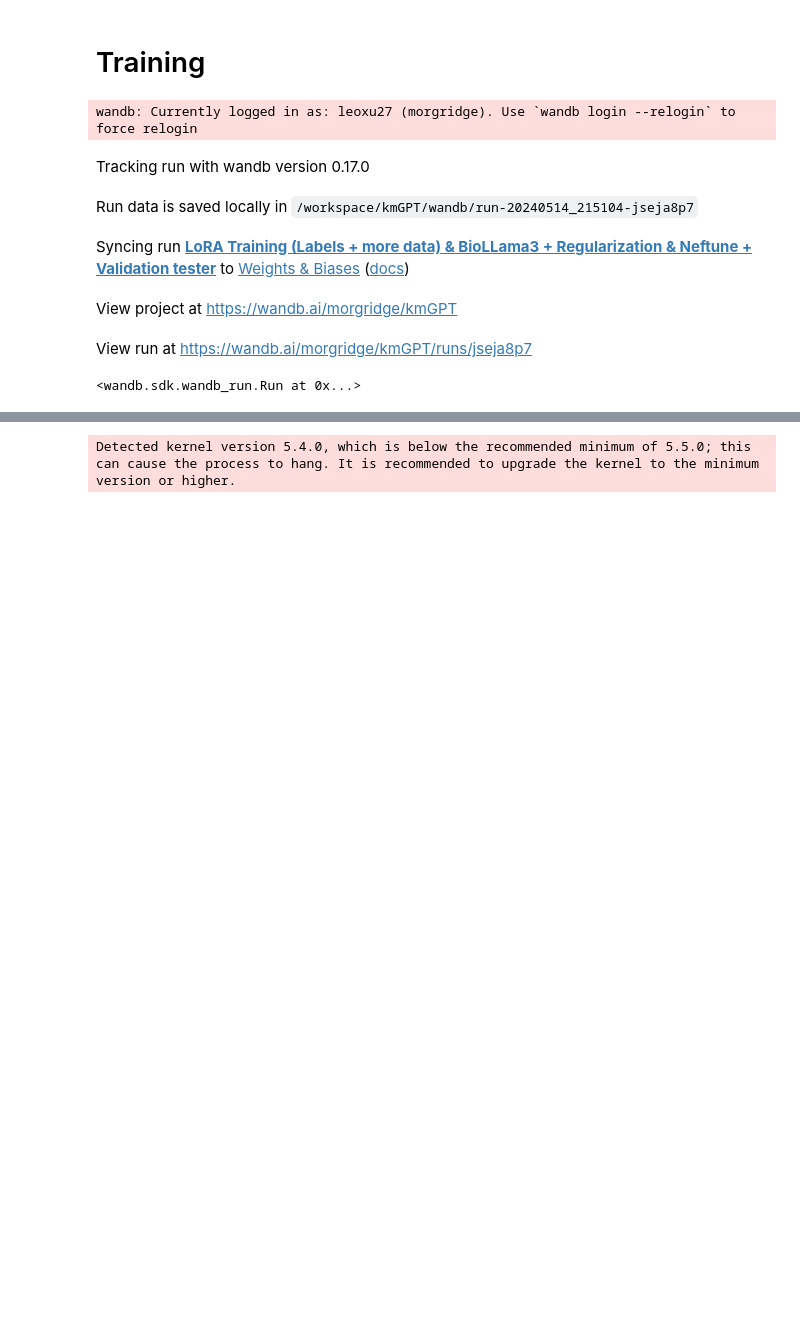
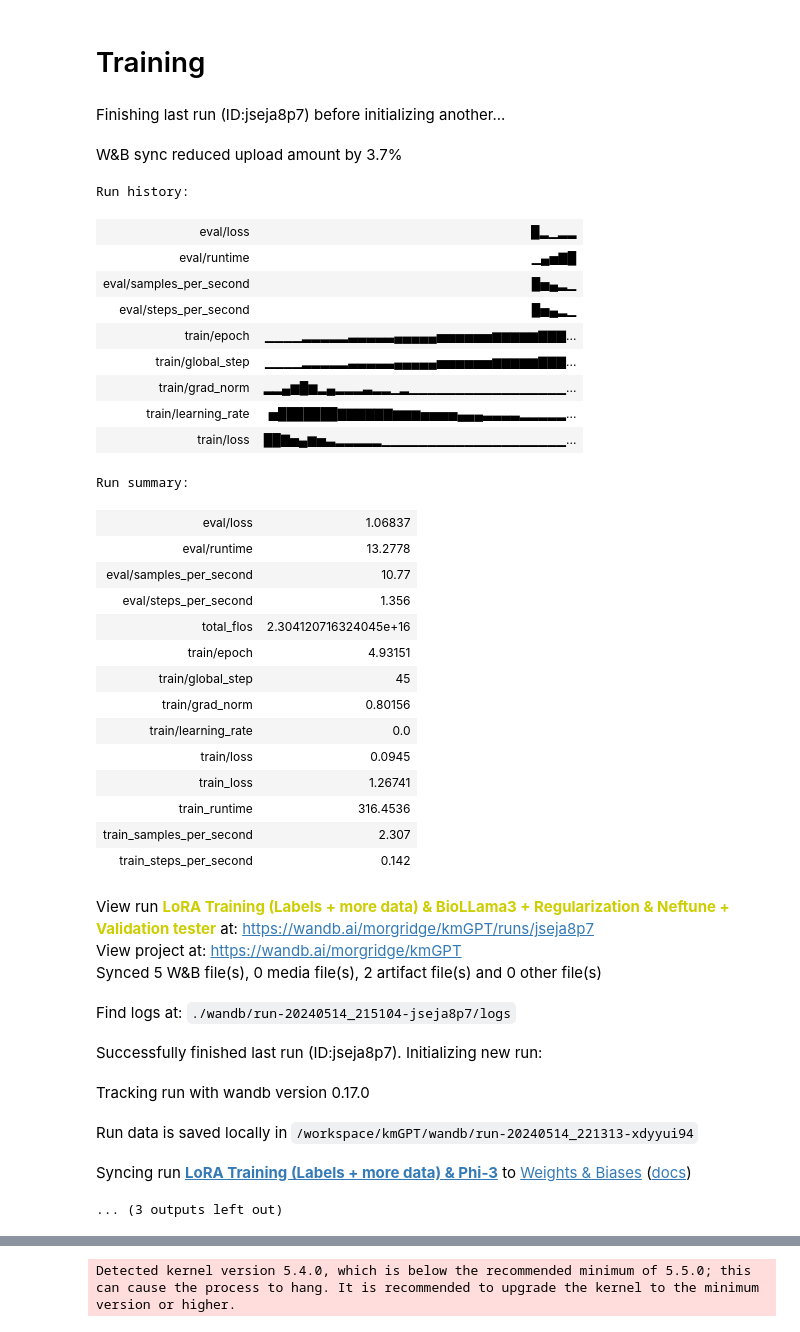
Before and after one commit to stewart-lab/skimgpt, a Jupyter notebook: Lora Fine Tuning.ipynb, the cells around one changed output, grey strips where cells are left out. Saved outputs shown, nothing was run; the diff lists cells and outputs as text; code cells hidden in the pictures; blank space fills up the shorter version.

```diff
--- a/Lora Fine Tuning.ipynb
+++ b/Lora Fine Tuning.ipynb
@@ -260,15 +260,44 @@ Answer: <|im_end|>
 # %% [markdown]
 # Training
 # %%
-wandb.init(project="kmGPT", entity = "morgridge", group = "Fine Tuning", name = "LoRA Training (Labels + more data) & BioLLama3 + Regularization & Neftune + Validation tester", reinit=True)
+wandb.init(project="kmGPT", entity = "morgridge", group = "Fine Tuning", name = "LoRA Training (Labels + more data) & Phi-3", reinit=True)
 # %% [output]
-wandb: Currently logged in as: leoxu27 (morgridge). Use `wandb login --relogin` to force relogin
-Tracking run with wandb version 0.17.0
+Finishing last run (ID:jseja8p7) before initializing another...
-Run data is saved locally in /workspace/kmGPT/wandb/run-20240514_215104-jseja8p7
+W&B sync reduced upload amount by 3.7%
+Run history:
+| eval/loss | █▂▁▂▂ |
+| eval/runtime | ▁▄▅▇█ |
+| eval/samples_per_second | █▅▄▂▁ |
+| eval/steps_per_second | █▅▄▂▁ |
+| train/epoch | ▁▁▁▁▂▂▂▂▂▃▃▃▃▃▄▄▄▄▄▅▅▅▅▅▅▆▆▆▆▆▇▇▇... |
+| train/global_step | ▁▁▁▁▂▂▂▂▂▃▃▃▃▃▄▄▄▄▄▅▅▅▅▅▅▆▆▆▆▆▇▇▇... |
+| train/grad_norm | ▂▂▄▆█▆▂▄▂▂▂▃▂▂▁▂▁▁▁▁▁▁▁▁▁▁▁▁▁▁▁▁▁... |
+| train/learning_rate | ▅███████▇▇▇▇▇▇▆▆▆▅▅▅▅▄▄▄▃▃▃▃▂▂▂▂▂... |
+| train/loss | ██▇▅▄▆▅▃▂▂▂▂▂▁▁▁▁▁▁▁▁▁▁▁▁▁▁▁▁▁▁▁▁... |
+Run summary:
+| eval/loss | 1.06837 |
+| eval/runtime | 13.2778 |
+| eval/samples_per_second | 10.77 |
+| eval/steps_per_second | 1.356 |
+| total_flos | 2.304120716324045e+16 |
+| train/epoch | 4.93151 |
+| train/global_step | 45 |
+| train/grad_norm | 0.80156 |
+| train/learning_rate | 0.0 |
+| train/loss | 0.0945 |
+| train_loss | 1.26741 |
+| train_runtime | 316.4536 |
+| train_samples_per_second | 2.307 |
+| train_steps_per_second | 0.142 |
-Syncing run LoRA Training (Labels + more data) & BioLLama3 + Regularization & Neftune + Validation tester to Weights & Biases (docs)
+View run LoRA Training (Labels + more data) & BioLLama3 + Regularization & Neftune + Validation tester at: https://wandb.ai/morgridge/kmGPT/runs/jseja8p7
+View project at: https://wandb.ai/morgridge/kmGPT
+Synced 5 W&B file(s), 0 media file(s), 2 artifact file(s) and 0 other file(s)
-View project at https://wandb.ai/morgridge/kmGPT
+Find logs at: ./wandb/run-20240514_215104-jseja8p7/logs
-View run at https://wandb.ai/morgridge/kmGPT/runs/jseja8p7
+Successfully finished last run (ID:jseja8p7). Initializing new run:
-<wandb.sdk.wandb_run.Run at 0x...>
+Tracking run with wandb version 0.17.0
+Run data is saved locally in /workspace/kmGPT/wandb/run-20240514_221313-xdyyui94
+Syncing run LoRA Training (Labels + more data) & Phi-3 to Weights & Biases (docs)
+... (3 outputs left out)
 # %%
 zero = tokenizer.encode("0", add_special_tokens=False)[-1]
 one = tokenizer.encode("1", add_special_tokens=False)[-1]
```
Also changed, not shown: parts of 12 cells of this notebook.
